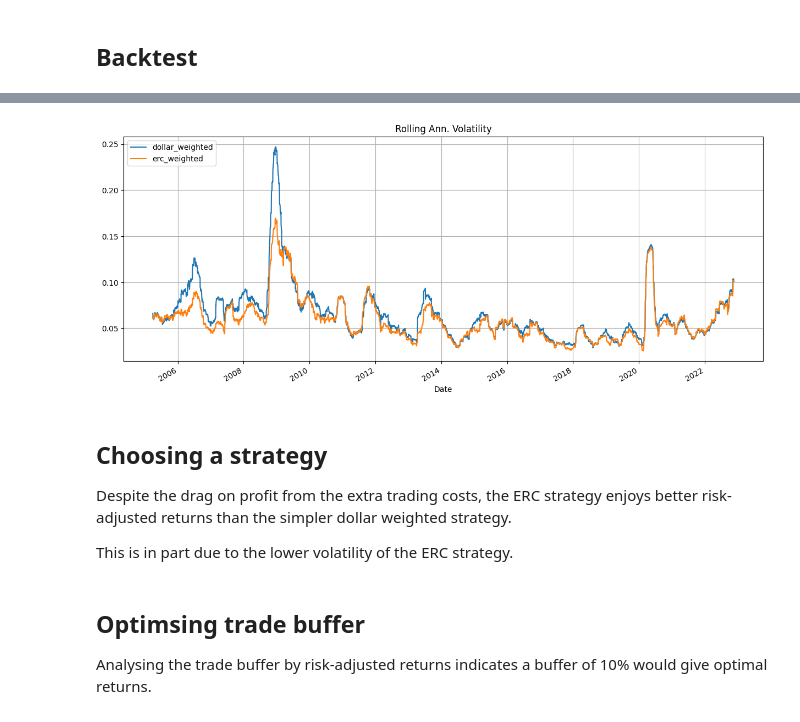
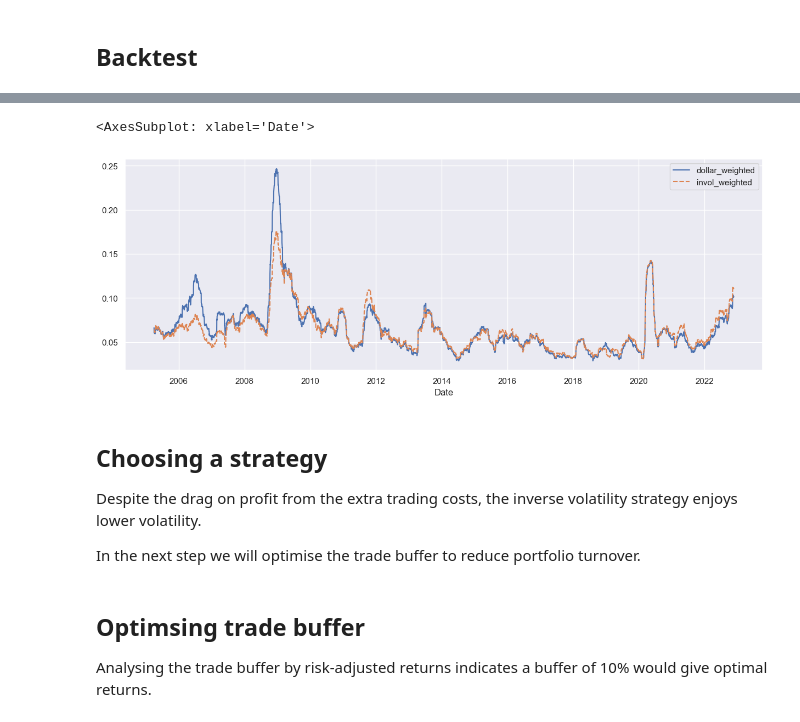
Before and after one commit to breaded-xyz/alphasim, a Jupyter notebook: vignettes/riskpremia.ipynb, the cells around one changed output, grey strips where cells are left out. Cells and saved outputs as stored; diff of their text form; code cells hidden in the pictures.

Commit message:
improved stats and vignette

```diff
--- a/vignettes/riskpremia.ipynb
+++ b/vignettes/riskpremia.ipynb
@@ -122,0 +70,12 @@ display(erc_weight_df)
+# %%
+cov_mat = (
+    logret_df
+    .ewm(alpha=1-0.94)
+    .cov()
+    .groupby(axis=0, level=0)
+    .apply(lambda x: x.fillna(0).values)
+)
+invol_weight_df = like(logret_df)
+invol_weight_df[:] = [calc_invol_weight(x) for x in cov_mat]
+
+sns.lineplot(data=invol_weight_df)
@@ -124,8 +86,8 @@ display(erc_weight_df)
 ## Backtest
 # %%
 # Define a simple fixed minimum commission scheme whereby every trade costs 10 of the quote currency
-def fixed_commission(trade_size, trade_value):
-    return fee.fixed_commission(trade_size, trade_value, 10)
+def commission(trade_size, trade_value):
+    return cmn.fixed_commission(trade_size, trade_value, 10)
 # %%
 # Execute our backtest for the dollar weighted strategy
 dw_result_df = bt.backtest(
@@ -133,20 +95,20 @@ dw_result_df = bt.backtest(
     weights=dollar_weight_df.copy(),
     trade_buffer=0.05,
     do_trade_to_buffer=False,
-    commission_func=fixed_commission,
+    commission_func=commission,
     initial_capital=10000,
     money_func=mo.sqrt_profit)
 # %%
 # Align the length of prices and weights
-price_df = price_df.align(erc_weight_df, axis=0, join='inner')[0]
+price_df = price_df.align(invol_weight_df, axis=0, join='inner')[0]
 
 # Execute our backtest for the ERC strategy
-erc_result_df = bt.backtest(
+invol_result_df = bt.backtest(
     prices=price_df.copy(),
-    weights=erc_weight_df.copy(),
+    weights=invol_weight_df.copy(),
     trade_buffer=0.05,
     do_trade_to_buffer=False,
-    commission_func=fixed_commission,
+    commission_func=commission,
     initial_capital=10000,
     money_func=mo.sqrt_profit)
 # %%
@@ -187,22 +147,19 @@ plt.show()
 # %%
-vola_df = pd.concat([
-    stats.calc_returns(dw_result_df).rolling(window=60).std() * np.sqrt(252),
-    stats.calc_returns(erc_result_df).rolling(window=60).std() * np.sqrt(252),
-], keys=["dollar_weighted", "erc_weighted"], axis = 1)
+vol_df = pd.concat([
+    stats.calc_log_returns(dw_result_df).rolling(window=60).std() * np.sqrt(252),
+    stats.calc_log_returns(invol_result_df).rolling(window=60).std() * np.sqrt(252),
+], keys=["dollar_weighted", "invol_weighted"], axis = 1)
 
-ax = vola_df.plot(figsize=(15, 6))
-ax.grid(True)
-plt.title('Rolling Ann. Volatility')
-plt.legend(loc=2)
-plt.show()
+sns.lineplot(data=vol_df)
 # %% [output]
+<AxesSubplot: xlabel='Date'>
-[figure, old version]
+[figure, new version]
 # %% [markdown]
 ## Choosing a strategy
 
-Despite the drag on profit from the extra trading costs, the ERC strategy enjoys better risk-adjusted returns than the simpler dollar weighted strategy.
+Despite the drag on profit from the extra trading costs, the inverse volatility strategy enjoys lower volatility.
 
-This is in part due to the lower volatility of the ERC strategy.
+In the next step we will optimise the trade buffer to reduce portfolio turnover.
 # %% [markdown]
 ## Optimsing trade buffer
 
```
Also changed, not shown: parts of 25 cells of this notebook, 1 other file.
